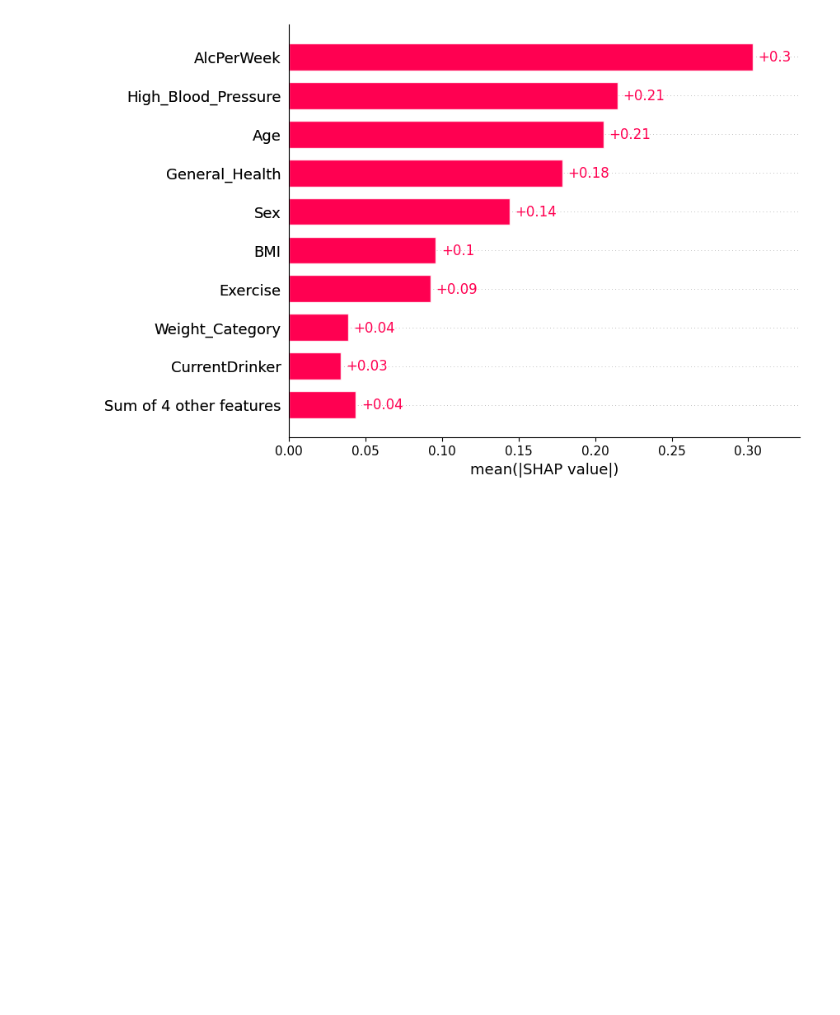
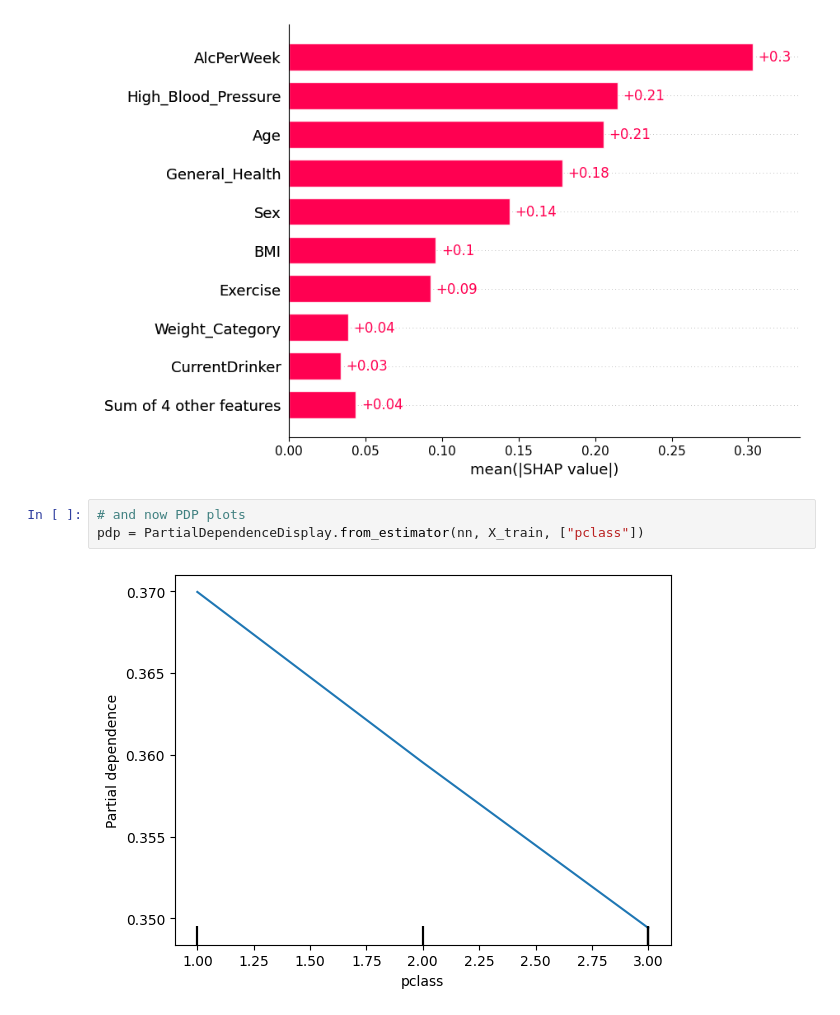
Before and after one commit to akleinau/Finch, a Jupyter notebook: notebooks/traditional_way.ipynb, the cells around one changed output. Saved outputs shown, nothing was run; the diff lists cells and outputs as text; blank space fills up the shorter version.

```diff
--- a/notebooks/traditional_way.ipynb
+++ b/notebooks/traditional_way.ipynb
@@ -38,3 +63,8 @@ global_expl = explainer(y_test)
 shap.plots.bar(global_expl)
 # %% [output]
 [figure]
+# %%
+# and now PDP plots
+pdp = PartialDependenceDisplay.from_estimator(nn, X_train, ["pclass"])
+# %% [output]
+[figure, added]
```
Also changed, not shown: parts of 9 cells of this notebook, 2 other files.
